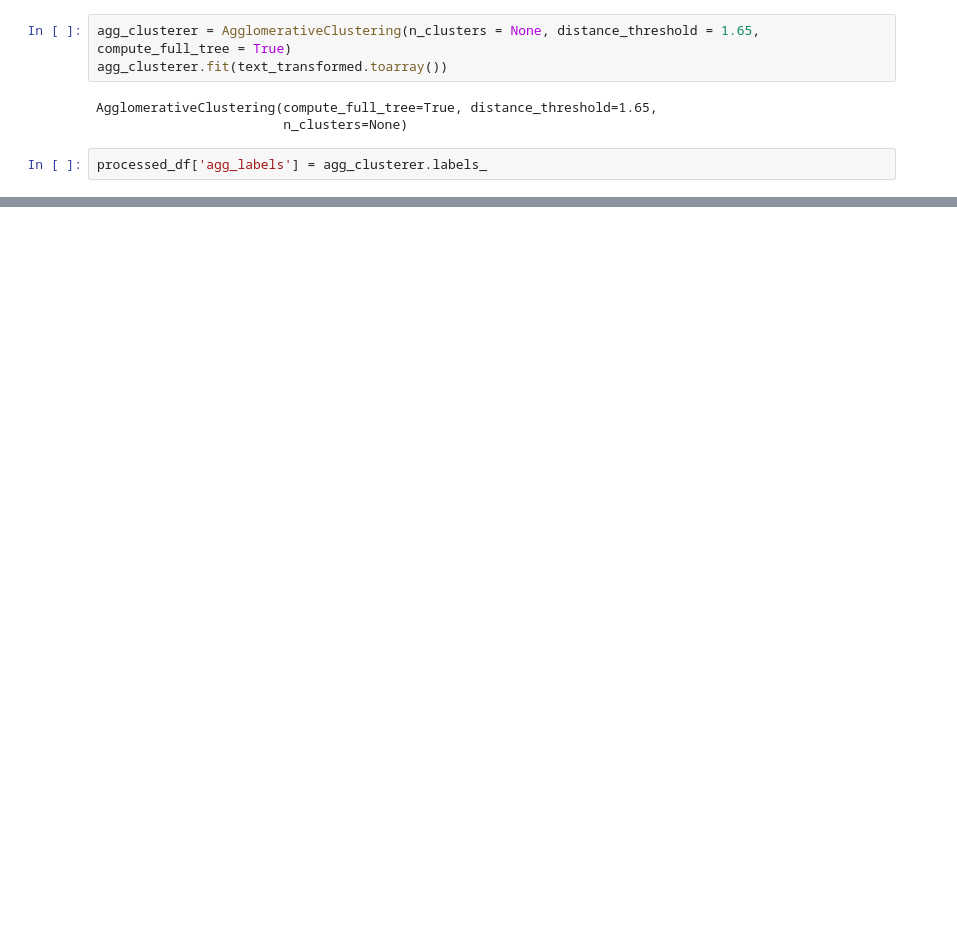
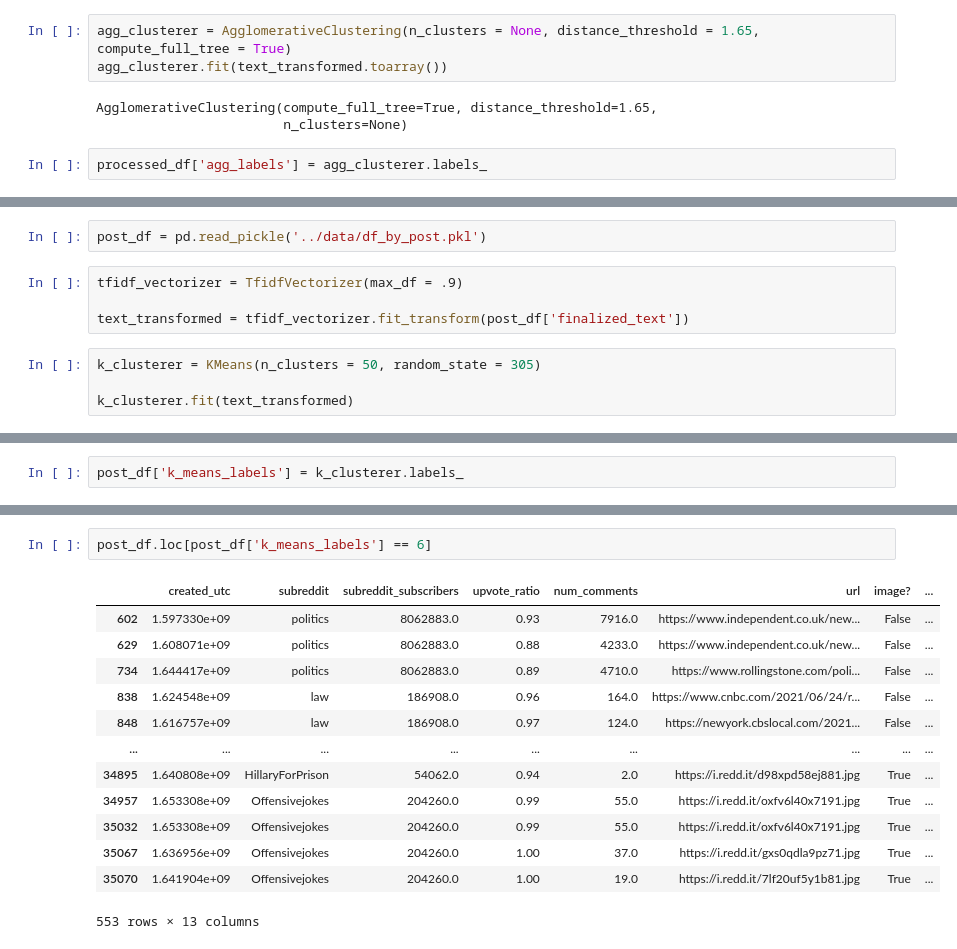
Before and after one commit to deadlykitten1/Reddit_Ban_Prediction, a Jupyter notebook: notebooks/clustering.ipynb, the cells around one changed output, grey strips where cells are left out. Drawn from its saved outputs; the diff is of its cells as text; blank space fills up the shorter version.

```diff
--- a/notebooks/clustering.ipynb
+++ b/notebooks/clustering.ipynb
@@ -98,0 +101,10 @@ processed_df.loc[processed_df['agg_labels'] == 8]
+# %%
+post_df = pd.read_pickle('../data/df_by_post.pkl')
+# %%
+tfidf_vectorizer = TfidfVectorizer(max_df = .9)
+
+text_transformed = tfidf_vectorizer.fit_transform(post_df['finalized_text'])
+# %%
+k_clusterer = KMeans(n_clusters = 50, random_state = 305)
+
+k_clusterer.fit(text_transformed)
@@ -98,0 +113,2 @@ processed_df.loc[processed_df['agg_labels'] == 8]
+# %%
+post_df['k_means_labels'] = k_clusterer.labels_
@@ -98,0 +135,16 @@ processed_df.loc[processed_df['agg_labels'] == 8]
+# %%
+post_df.loc[post_df['k_means_labels'] == 6]
+# %% [output]
+|  | created_utc | subreddit | subreddit_subscribers | upvote_ratio | num_comments | url | image? | ... |
+| 602 | 1.597330e+09 | politics | 8062883.0 | 0.93 | 7916.0 | https://www.independent.co.uk/new... | False | ... |
+| 629 | 1.608071e+09 | politics | 8062883.0 | 0.88 | 4233.0 | https://www.independent.co.uk/new... | False | ... |
+| 734 | 1.644417e+09 | politics | 8062883.0 | 0.89 | 4710.0 | https://www.rollingstone.com/poli... | False | ... |
+| 838 | 1.624548e+09 | law | 186908.0 | 0.96 | 164.0 | https://www.cnbc.com/2021/06/24/r... | False | ... |
+| 848 | 1.616757e+09 | law | 186908.0 | 0.97 | 124.0 | https://newyork.cbslocal.com/2021... | False | ... |
+| ... | ... | ... | ... | ... | ... | ... | ... | ... |
+| 34895 | 1.640808e+09 | HillaryForPrison | 54062.0 | 0.94 | 2.0 | https://i.redd.it/d98xpd58ej881.jpg | True | ... |
+| 34957 | 1.653308e+09 | Offensivejokes | 204260.0 | 0.99 | 55.0 | https://i.redd.it/oxfv6l40x7191.jpg | True | ... |
+| 35032 | 1.653308e+09 | Offensivejokes | 204260.0 | 0.99 | 55.0 | https://i.redd.it/oxfv6l40x7191.jpg | True | ... |
+| 35067 | 1.636956e+09 | Offensivejokes | 204260.0 | 1.00 | 37.0 | https://i.redd.it/gxs0qdla9pz71.jpg | True | ... |
+| 35070 | 1.641904e+09 | Offensivejokes | 204260.0 | 1.00 | 19.0 | https://i.redd.it/7lf20uf5y1b81.jpg | True | ... |
+553 rows × 13 columns
```
Also changed, not shown: parts of 9 cells of this notebook, 6 other files.
